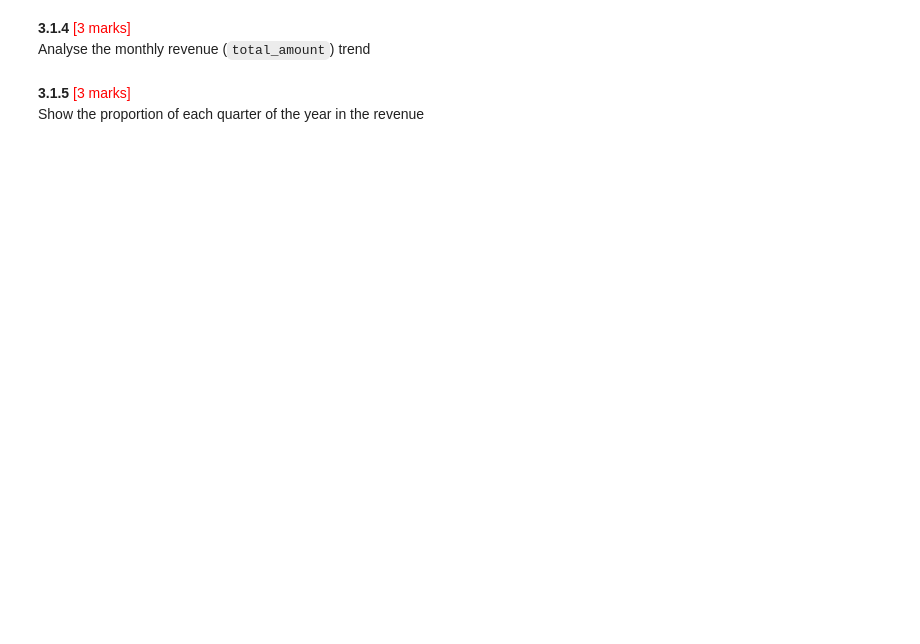
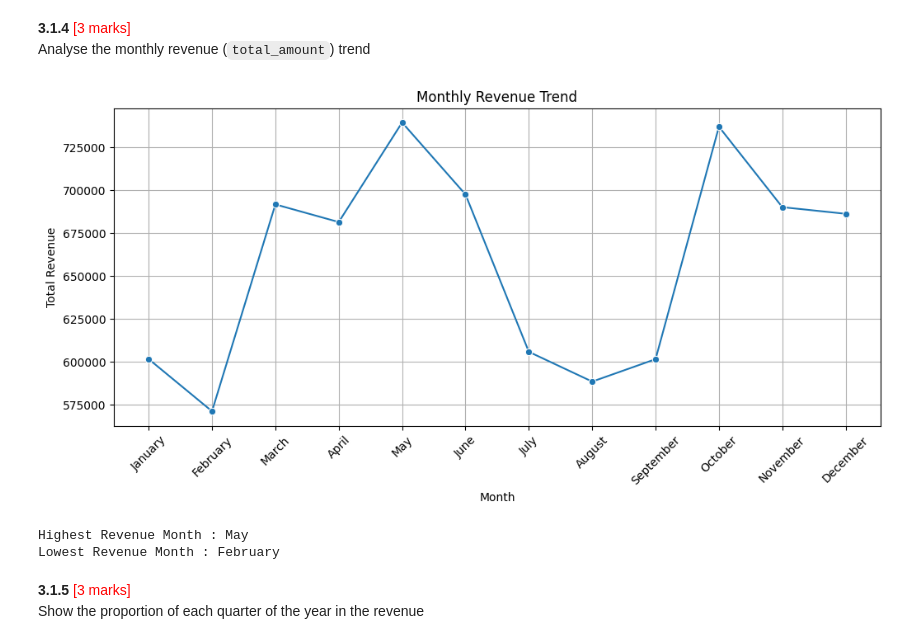
Before and after one commit to viswanathamveluri/epg-appliedai, a Jupyter notebook: assessment/EDA_Assg_NYC_Taxi_Starter.ipynb, the cells around one changed output. Drawn from its saved outputs; the diff is of its cells as text; code cells hidden in the pictures; blank space fills up the shorter version.

```diff
--- a/assessment/EDA_Assg_NYC_Taxi_Starter.ipynb
+++ b/assessment/EDA_Assg_NYC_Taxi_Starter.ipynb
@@ -1210,3 +1354,62 @@ Analyse the monthly revenue (`total_amount`) trend
+# %%
+# Group data by month and analyse monthly revenue
+
+# =========================================================
+# 3.1.4 Analyse the monthly revenue (total_amount) trend
+# =========================================================
+
+monthly_revenue = (
+    financial_df
+    .groupby('pickup_month')['total_amount']
+    .sum()
+)
+
+# arranging months in proper calendar order
+
+month_order = [
+    'January', 'February', 'March',
+    'April', 'May', 'June',
+    'July', 'August', 'September',
+    'October', 'November', 'December'
+]
+
+monthly_revenue = monthly_revenue.reindex(month_order)
+
+monthly_revenue
+
+# plotting monthly revenue trend
+
+plt.figure(figsize=(12,5))
+
+sns.lineplot(
+    x=monthly_revenue.index,
+    y=monthly_revenue.values,
+    marker='o'
+)
+
+plt.title('Monthly Revenue Trend')
+
+plt.xlabel('Month')
+
+plt.ylabel('Total Revenue')
+
+plt.xticks(rotation=45)
+
+plt.grid(True)
+
+plt.show()
+
+# quick summary statistics
+
+print('Highest Revenue Month :',
+      monthly_revenue.idxmax())
+
+print('Lowest Revenue Month :',
+      monthly_revenue.idxmin())
+# %% [output]
+[figure, added]
+Highest Revenue Month : May
+Lowest Revenue Month : February
 # %% [markdown]
 **3.1.5** <font color = red>[3 marks]</font> <br>
 Show the proportion of each quarter of the year in the revenue
```
Also changed, not shown: parts of 17 cells of this notebook.
